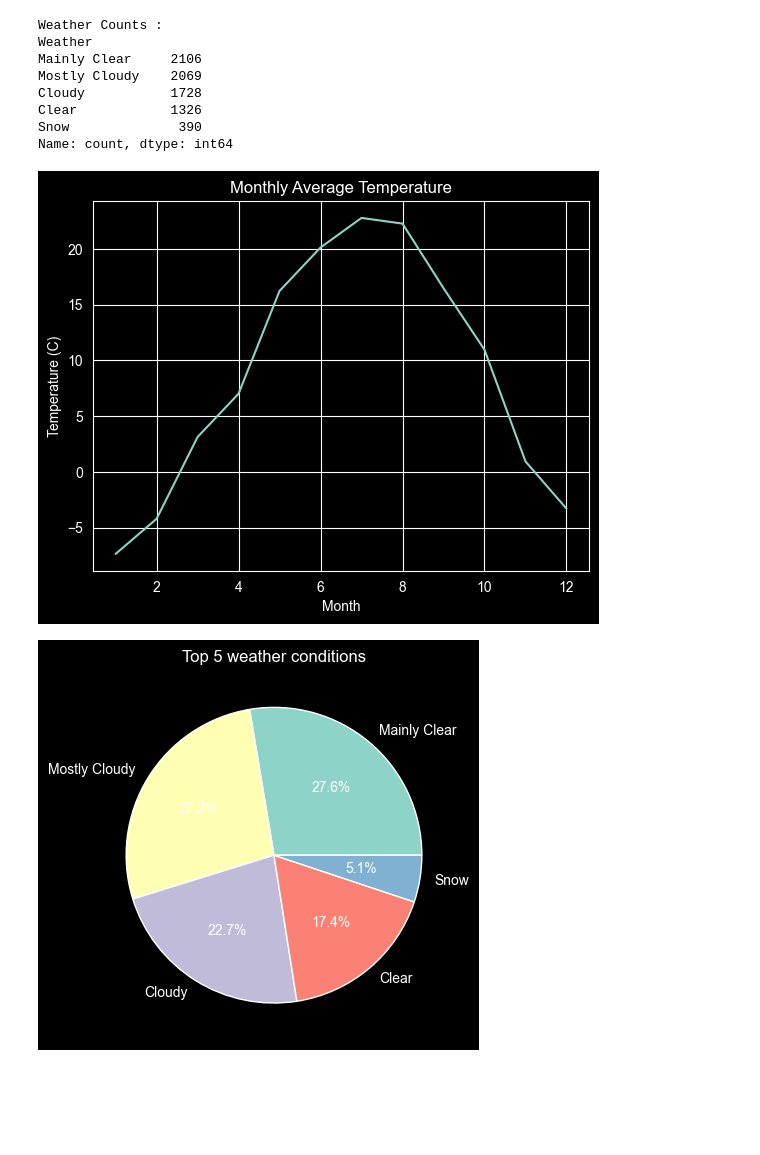
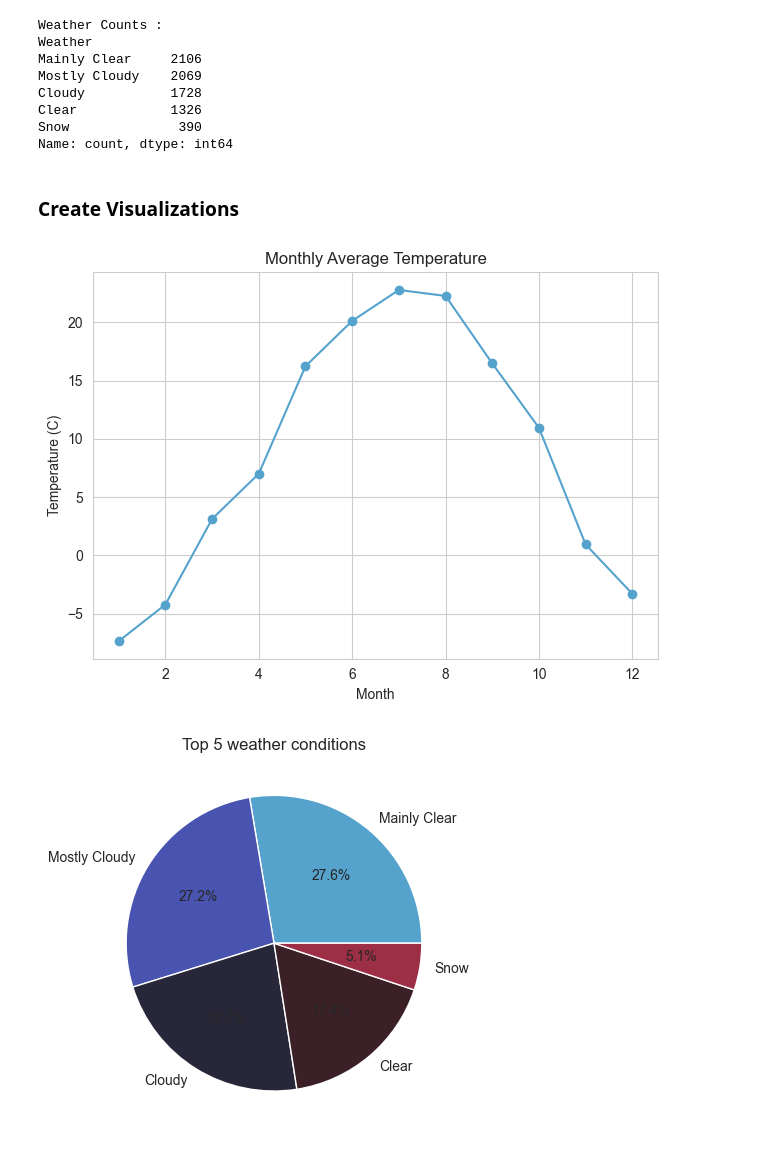
Before and after one commit to karmegamwithai/Complete-Data-Analysis-Project, a Jupyter notebook: analysis.ipynb, the cells around one changed output. Cells and saved outputs as stored; diff of their text form; code cells hidden in the pictures; blank space fills up the shorter version.

```diff
--- a/analysis.ipynb
+++ b/analysis.ipynb
@@ -130,19 +136,26 @@ Cloudy           1728
 Clear            1326
 Snow              390
 Name: count, dtype: int64
+# %% [markdown]
+### **Create Visualizations**
 # %%
 #Line chart - temperature trend
+sns.set_style("whitegrid")
+sns.set_palette("icefire")
 plt.figure()
-monthy_temp.plot()
+monthy_temp.plot(marker='o')
 plt.title("Monthly Average Temperature")
 plt.xlabel("Month")
 plt.ylabel("Temperature (C)")
+plt.tight_layout()
 plt.savefig("visualizations/temp_trend.png")
 plt.show()
 # %% [output]
-[figure, old version]
+[figure, new version]
 # %%
 #Pie Chart – Weather Distribution
+sns.set_style("whitegrid")
+sns.set_palette("icefire")
 plt.figure()
 weather_counts.plot(kind='pie',autopct='%1.1f%%')
 plt.title("Top 5 weather conditions")
@@ -150,6 +163,6 @@ plt.ylabel("")
 plt.savefig("visualizations/weather_distribution.png")
 plt.show()
 # %% [output]
-[figure, old version]
+[figure, new version]
 # %%
 #Bar Chart – Wind Speed by Weather
```
Also changed, not shown: parts of 8 cells of this notebook, 5 other files.
